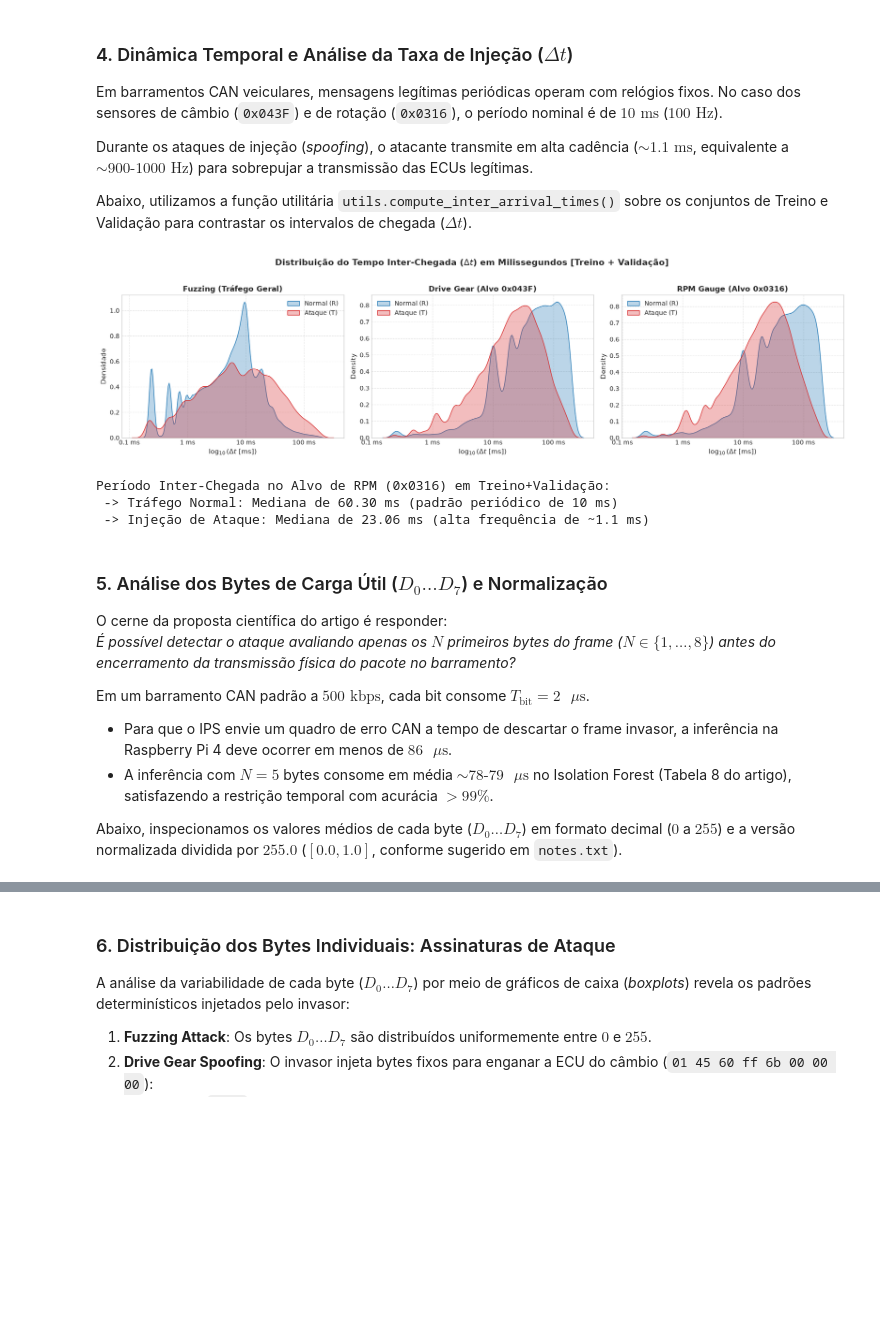
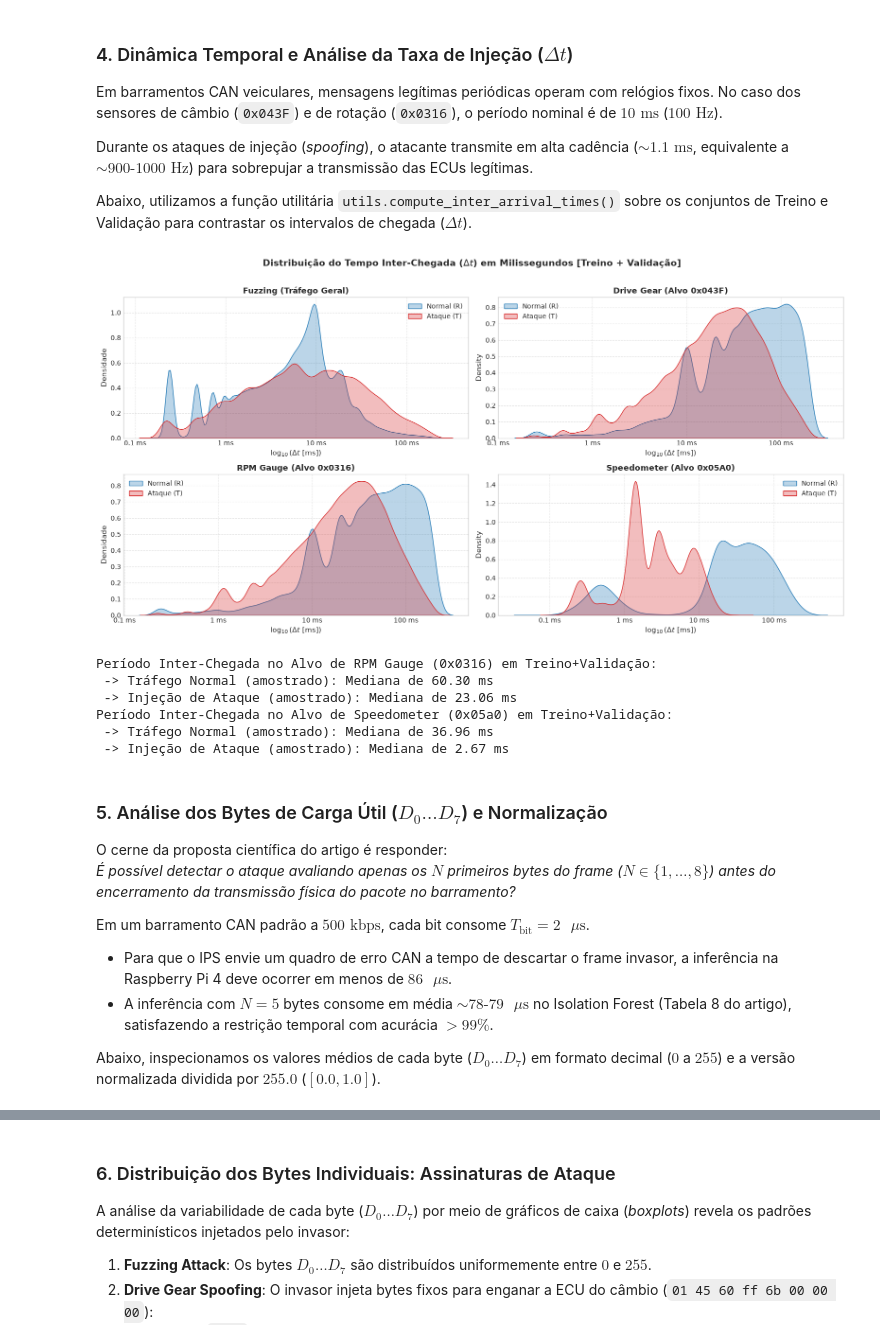
Before and after one commit to BrunoMog/can-intrusion-prevention-replication, a Jupyter notebook: EDA_CAN_Intrusion_Datasets.ipynb, the cells around one changed output, grey strips where cells are left out. Drawn from its saved outputs; the diff is of its cells as text; code cells hidden in the pictures; blank space fills up the shorter version.

```diff
--- a/EDA_CAN_Intrusion_Datasets.ipynb
+++ b/EDA_CAN_Intrusion_Datasets.ipynb
@@ -171,8 +175,9 @@ Abaixo, examinamos como os identificadores se distribuem entre o tráfego normal
 - **Drive Gear Spoofing**: O invasor ataca especificamente o identificador do câmbio (`0x043F`). $100\%$ dos pacotes maliciosos concentram-se nesse ID.
 - **RPM Gauge Spoofing**: O invasor ataca especificamente o identificador do tacômetro (`0x0316`). $100\%$ dos pacotes maliciosos concentram-se nesse ID.
 # %%
-fig, axes = plt.subplots(1, 3, figsize=(17, 5))
-fig.suptitle('Análise de Identificadores CAN (CAN ID) no Conjunto de Treino + Validação', y=1.02, fontweight='bold')
+fig, axes = plt.subplots(2, 2, figsize=(16, 9))
+axes = axes.flatten()
+fig.suptitle('Análise de Identificadores CAN (CAN ID) no Conjunto de Treino + Validação', y=1.01, fontweight='bold')
 
 for i, (name, ax) in enumerate(zip(utils.DATASET_PATHS.keys(), axes)):
     df_tv = dfs_train_val[name]
@@ -184,7 +189,8 @@ for i, (name, ax) in enumerate(zip(utils.DATASET_PATHS.keys(), axes)):
     top_ids = list(normal_ids.head(8).index)
 
     # Garante que o alvo de spoofing apareça no gráfico
-    target_id = '043f' if name == 'Drive Gear' else ('0316' if name == 'RPM Gauge' else None)
+    target_map = {'Drive Gear': '043f', 'RPM Gauge': '0316', 'Speedometer': '05a0'}
+    target_id = target_map.get(name, None)
     if target_id and target_id not in top_ids:
         top_ids.append(target_id)
 
@@ -199,9 +205,9 @@ for i, (name, ax) in enumerate(zip(utils.DATASET_PATHS.keys(), axes)):
 
     ax.set_xticks(x)
     ax.set_xticklabels([f"0x{cid}" for cid in top_ids], rotation=45, ha='right')
-    ax.set_title(f"{name}\n(IDs Únicos: Norm={len(normal_ids)}, Atk={len(attack_ids)})", fontweight='bold')
+    ax.set_title(f"{name}\n(IDs Únicos c/ DLC=8: Norm={len(normal_ids)}, Atk={len(attack_ids)})", fontweight='bold')
     ax.set_xlabel('CAN ID')
-    if i == 0:
+    if i % 2 == 0:
         ax.set_ylabel('Contagem de Mensagens (Treino+Val)')
     ax.legend()
     ax.grid(axis='y', linestyle='--', alpha=0.6)
@@ -212,7 +218,9 @@ plt.show()
 print("Alvos Específicos Identificados na Validação:")
 gear_atk_cnt = (dfs_train_val['Drive Gear']['CAN_ID'] == '043f') & (dfs_train_val['Drive Gear']['Flag'] == 'T')
 rpm_atk_cnt = (dfs_train_val['RPM Gauge']['CAN_ID'] == '0316') & (dfs_train_val['RPM Gauge']['Flag'] == 'T')
-print(f" -> Drive Gear: 100% dos ataques ({gear_atk_cnt.sum():,}) direcionados ao ID 0x043f.")
-print(f" -> RPM Gauge:  100% dos ataques ({rpm_atk_cnt.sum():,}) direcionados ao ID 0x0316.")
-print(f" -> Fuzzing:    Ataques distribuídos de forma estocástica por {(dfs_train_val['Fuzzing']['Flag'] == 'T').groupby(dfs_train_val['Fuzzing']['CAN_ID']).any().sum()} IDs distintos.")
+spd_atk_cnt = (dfs_train_val['Speedometer']['CAN_ID'] == '05a0') & (dfs_train_val['Speedometer']['Flag'] == 'T')
+print(f" -> Drive Gear:  100% dos ataques ({gear_atk_cnt.sum():,}) direcionados ao ID 0x043f.")
+print(f" -> RPM Gauge:   100% dos ataques ({rpm_atk_cnt.sum():,}) direcionados ao ID 0x0316.")
+print(f" -> Speedometer: 100% dos ataques ({spd_atk_cnt.sum():,}) direcionados ao ID 0x05a0 (Painel VW).")
+print(f" -> Fuzzing:     Ataques distribuídos de forma estocástica por {(dfs_train_val['Fuzzing']['Flag'] == 'T').groupby(dfs_train_val['Fuzzing']['CAN_ID']).any().sum()} IDs distintos.")
 # %% [output]
@@ -230,51 +239,57 @@ Durante os ataques de injeção (*spoofing*), o atacante transmite em alta cadê
 
 Abaixo, utilizamos a função utilitária `utils.compute_inter_arrival_times()` sobre os conjuntos de Treino e Validação para contrastar os intervalos de chegada ($\Delta t$).
 # %%
-fig, axes = plt.subplots(1, 3, figsize=(17, 4.5))
-fig.suptitle(r'Distribuição do Tempo Inter-Chegada ($\Delta t$) em Milissegundos [Treino + Validação]', y=1.02, fontweight='bold')
+fig, axes = plt.subplots(2, 2, figsize=(16, 8))
+axes = axes.flatten()
+fig.suptitle(r'Distribuição do Tempo Inter-Chegada ($\Delta t$) em Milissegundos [Treino + Validação]', y=1.01, fontweight='bold')
 
 targets = [
     ('Fuzzing (Tráfego Geral)', 'Fuzzing', None),
     ('Drive Gear (Alvo 0x043F)', 'Drive Gear', '043f'),
-    ('RPM Gauge (Alvo 0x0316)', 'RPM Gauge', '0316')
+    ('RPM Gauge (Alvo 0x0316)', 'RPM Gauge', '0316'),
+    ('Speedometer (Alvo 0x05A0)', 'Speedometer', '05a0')
 ]
 
 for i, (title, dname, cid) in enumerate(targets):
     ax = axes[i]
     df_temp = utils.compute_inter_arrival_times(dfs_train_val[dname], target_id=cid)
 
     for flag, label, col in [('R', 'Normal (R)', COLOR_NORMAL), ('T', 'Ataque (T)', COLOR_ATTACK)]:
         sub = df_temp[df_temp['Flag'] == flag]['Delta_T_ms'].dropna()
         sub_pos = sub[(sub > 0.05) & (sub < 200.0)]
         if len(sub_pos) > 0:
             sns.kdeplot(np.log10(sub_pos), ax=ax, label=label, color=col, fill=True, alpha=0.3, bw_adjust=0.8)
 
     ax.set_title(title, fontweight='bold')
     ax.set_xlabel(r'$\log_{10}(\Delta t \text{ [ms]})$')
-    if i == 0:
+    if i % 2 == 0:
         ax.set_ylabel('Densidade')
 
     ticks = [-1, 0, 1, 2]
     ax.set_xticks(ticks)
     ax.set_xticklabels(['0.1 ms', '1 ms', '10 ms', '100 ms'])
     ax.legend()
     ax.grid(True, linestyle='--', alpha=0.5)
 
 plt.tight_layout()
 plt.show()
 
-# Mediana do Delta T para RPM
-df_rpm_t = utils.compute_inter_arrival_times(dfs_train_val['RPM Gauge'], target_id='0316')
-med_norm = df_rpm_t[df_rpm_t['Flag'] == 'R']['Delta_T_ms'].median()
-med_atk = df_rpm_t[df_rpm_t['Flag'] == 'T']['Delta_T_ms'].median()
-print(f"Período Inter-Chegada no Alvo de RPM (0x0316) em Treino+Validação:")
-print(f" -> Tráfego Normal: Mediana de {med_norm:.2f} ms (padrão periódico de 10 ms)")
-print(f" -> Injeção de Ataque: Mediana de {med_atk:.2f} ms (alta frequência de ~1.1 ms)")
+# Mediana do Delta T para RPM e Speedometer
+for dname, cid in [('RPM Gauge', '0316'), ('Speedometer', '05a0')]:
+    df_t = utils.compute_inter_arrival_times(dfs_train_val[dname], target_id=cid)
+    med_norm = df_t[df_t['Flag'] == 'R']['Delta_T_ms'].median()
+    med_atk = df_t[df_t['Flag'] == 'T']['Delta_T_ms'].median()
+    print(f"Período Inter-Chegada no Alvo de {dname} (0x{cid}) em Treino+Validação:")
+    print(f" -> Tráfego Normal (amostrado): Mediana de {med_norm:.2f} ms")
+    print(f" -> Injeção de Ataque (amostrado): Mediana de {med_atk:.2f} ms")
 # %% [output]
-[figure, old version]
+[figure, new version]
-Período Inter-Chegada no Alvo de RPM (0x0316) em Treino+Validação:
- -> Tráfego Normal: Mediana de 60.30 ms (padrão periódico de 10 ms)
- -> Injeção de Ataque: Mediana de 23.06 ms (alta frequência de ~1.1 ms)
+Período Inter-Chegada no Alvo de RPM Gauge (0x0316) em Treino+Validação:
+ -> Tráfego Normal (amostrado): Mediana de 60.30 ms
+ -> Injeção de Ataque (amostrado): Mediana de 23.06 ms
+Período Inter-Chegada no Alvo de Speedometer (0x05a0) em Treino+Validação:
+ -> Tráfego Normal (amostrado): Mediana de 36.96 ms
+ -> Injeção de Ataque (amostrado): Mediana de 2.67 ms
 # %% [markdown]
 ### 5. Análise dos Bytes de Carga Útil ($D_0 \dots D_7$) e Normalização
 O cerne da proposta científica do artigo é responder:
@@ -284,7 +299,7 @@ Em um barramento CAN padrão a $500\text{ kbps}$, cada bit consome $T_{\text{bit
 - Para que o IPS envie um quadro de erro CAN a tempo de descartar o frame invasor, a inferência na Raspberry Pi 4 deve ocorrer em menos de $86\text{ }\mu\text{s}$.
 - A inferência com $N=5$ bytes consome em média $\sim 78\text{-}79\text{ }\mu\text{s}$ no Isolation Forest (Tabela 8 do artigo), satisfazendo a restrição temporal com acurácia $>99\%$.
 
-Abaixo, inspecionamos os valores médios de cada byte ($D_0 \dots D_7$) em formato decimal ($0$ a $255$) e a versão normalizada dividida por $255.0$ ($[0.0, 1.0]$, conforme sugerido em `notes.txt`).
+Abaixo, inspecionamos os valores médios de cada byte ($D_0 \dots D_7$) em formato decimal ($0$ a $255$) e a versão normalizada dividida por $255.0$ ($[0.0, 1.0]$).
 # %%
 heatmap_rows = []
 
```
Also changed, not shown: parts of 10 cells of this notebook, 5 other files.
